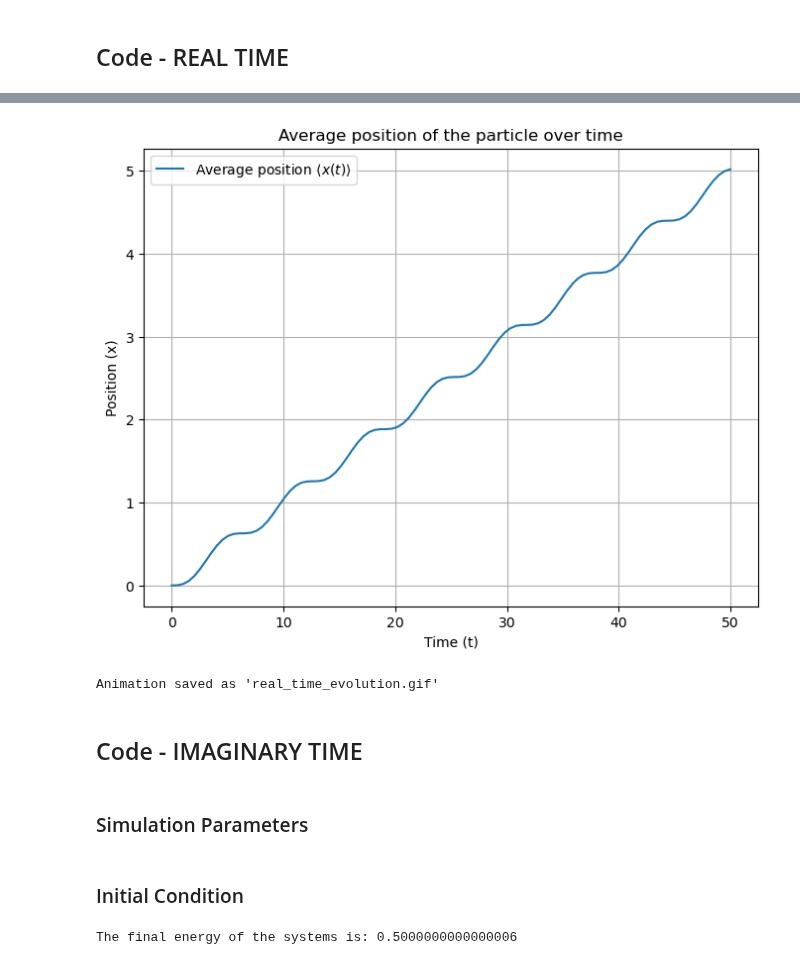
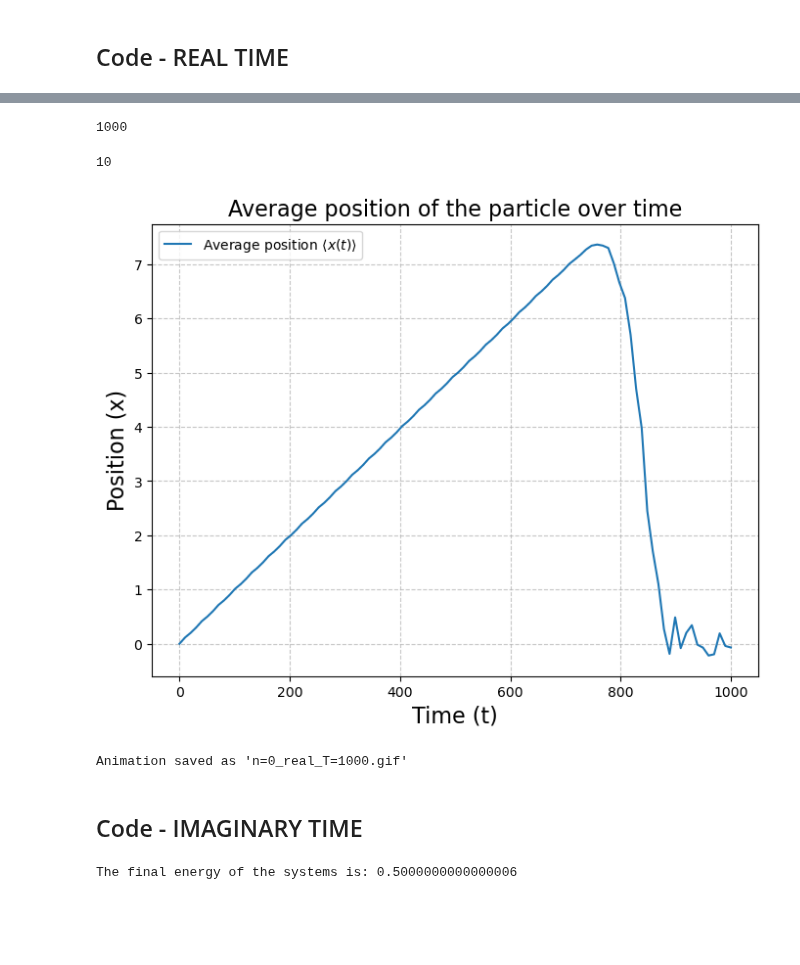
Before and after one commit to sdracia/QIC, a Jupyter notebook: 05_Assignement/tdse.ipynb, the cells around one changed output, grey strips where cells are left out. Cells and saved outputs as stored; diff of their text form; code cells hidden in the pictures; blank space fills up the shorter version.

```diff
--- a/05_Assignement/tdse.ipynb
+++ b/05_Assignement/tdse.ipynb
@@ -6,2 +17,10 @@ import animation_func as anim
+# %%
+# INITIAL CONDITIONS
+
+res = N
+voffset = 0.0
+wfcoffset = 0.0
+n = 0
+q0_func = lambda t: 10 * t / T
 # %% [markdown]
 ## Code - REAL TIME
@@ -10,8 +26,0 @@ import animation_func as anim
-# %%
-# SIMULATION PARAMETERS
-
-L = 10.0
-N = 500
-time_steps = 50
-T = 1000
-im_time = False
@@ -20,8 +26,0 @@ im_time = False
-# %%
-# INITIAL CONDITIONS
-
-res = N
-voffset = 0.0
-wfcoffset = 0.0
-n = 5
-q0_func = lambda t: 5 * t / time_steps
@@ -28,6 +29,6 @@ q0_func = lambda t: 5 * t / time_steps
 # %%
 # Initialize the Param object
-par = fu.Param(L, N, time_steps, T, im_time)
+par = fu.Param(L, N, T, time_steps, im_time)
 
 # Initialize the Operators object
 opr = fu.Operators(res, voffset, wfcoffset, n, q0_func, par)
@@ -38,19 +39,27 @@ The final energy of the systems is: 5.499999999999996
+# %%
+par.num_t
+# %% [output]
+1000
+# %%
+par.num_t //100
+# %% [output]
+10
 # %%
 # Run the simulation and get the results
 density, potential, avg_position = fu.split_op(par, opr)
 
 # Time array (100 elements)
 time = np.linspace(0, par.tsim, 100)
 
-anim.plot_average_position(time, avg_position)
+filename = f"n={n}_real_T={T}.png"
+
+anim.plot_average_position(time, avg_position, n, filename)
 # %% [output]
-[figure, old version]
+[figure, new version]
 # %%
-filename = "real_time_evolution.gif"
-anim.gif_animation(par, density, potential, avg_position, filename)
+filename = f"n={n}_real_T={T}.gif"
+anim.gif_animation(n, par, density, potential, avg_position, filename)
 # %% [output]
-Animation saved as 'real_time_evolution.gif'
+Animation saved as 'n=0_real_T=1000.gif'
 # %% [markdown]
 ## Code - IMAGINARY TIME
-# %% [markdown]
-### Simulation Parameters
@@ -65,2 +65,0 @@ im_time = True
-# %% [markdown]
-### Initial Condition
```
Also changed, not shown: parts of 13 cells of this notebook, 39 other files.
